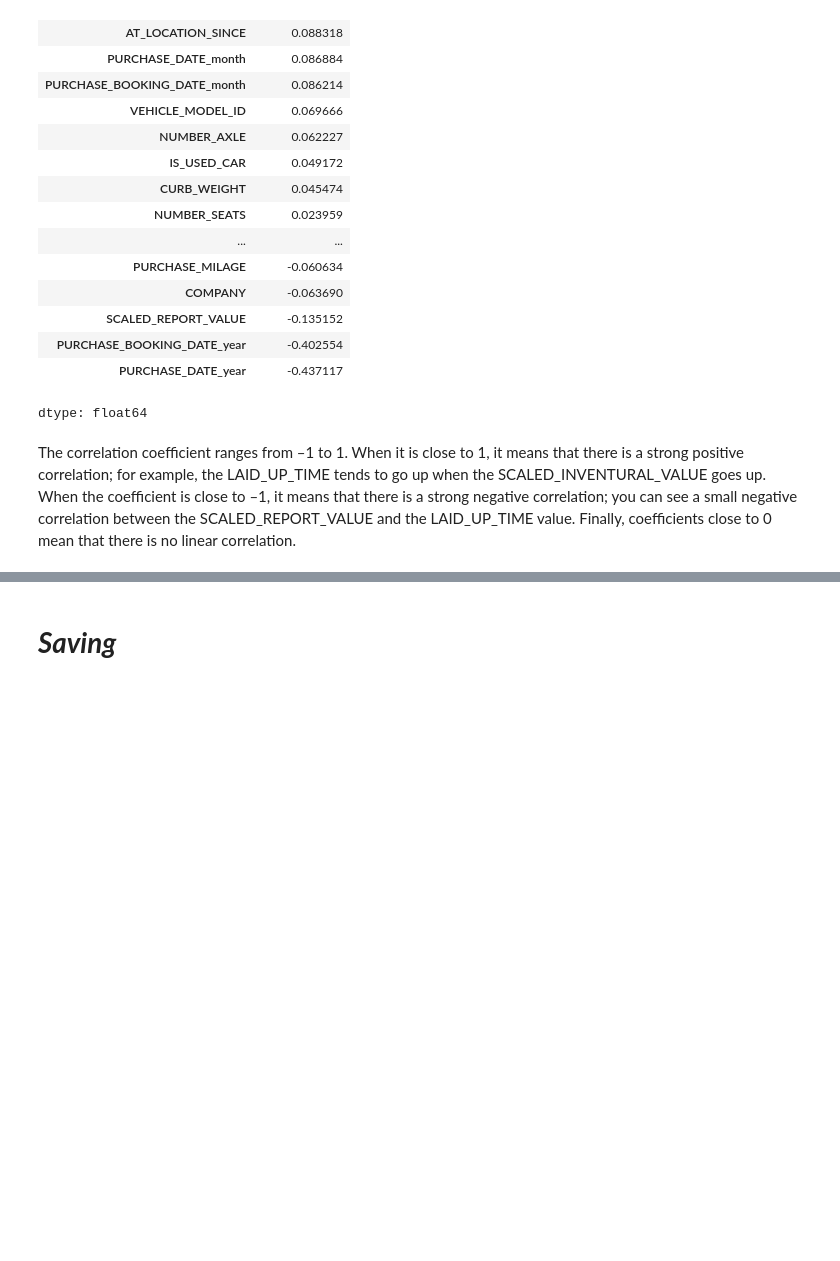
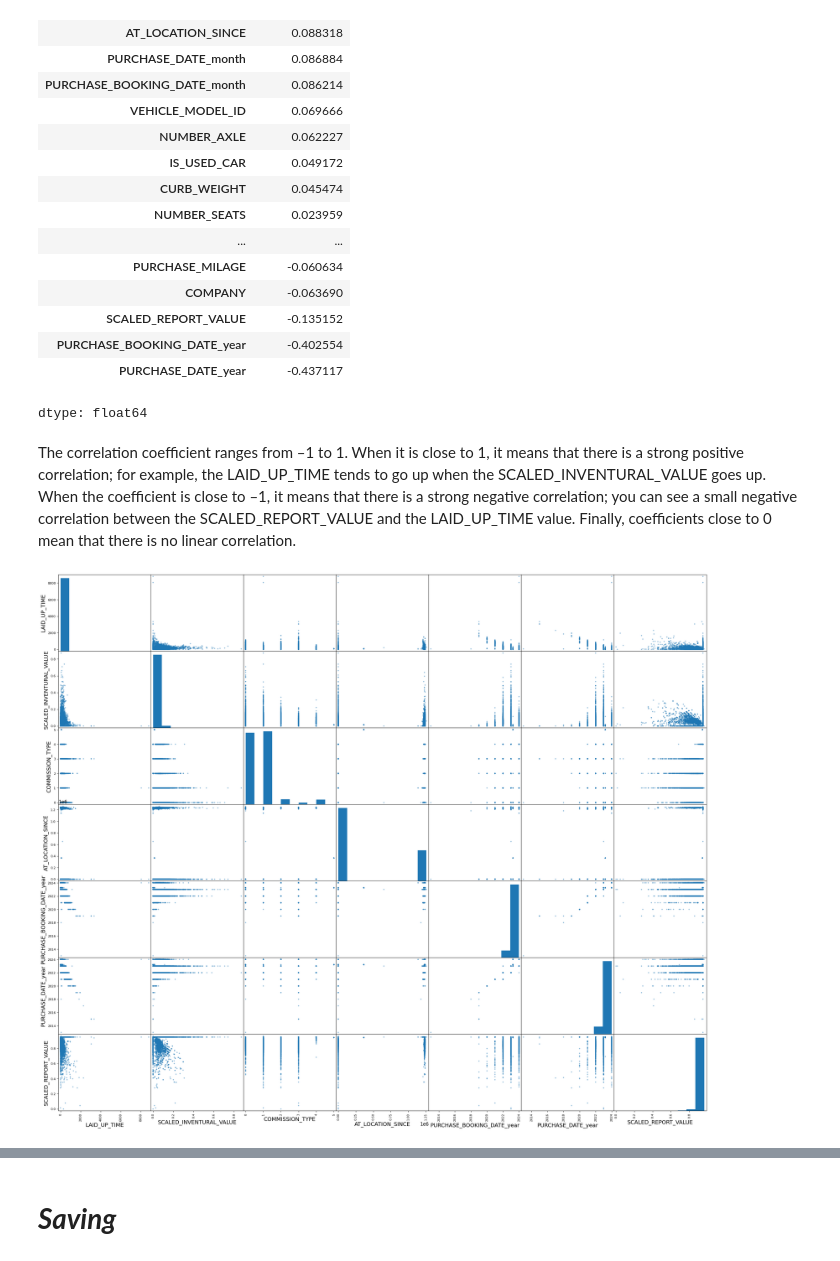
Before and after one commit to JONICK277/ML, a Jupyter notebook: code/preprocessing/projectHSB.ipynb, the cells around one changed output, grey strips where cells are left out. Saved outputs shown, nothing was run; the diff lists cells and outputs as text; code cells hidden in the pictures; blank space fills up the shorter version.

```diff
--- a/code/preprocessing/projectHSB.ipynb
+++ b/code/preprocessing/projectHSB.ipynb
@@ -407,3 +457,29 @@ corr_matrix["LAID_UP_TIME"].sort_values(ascending=False)
 dtype: float64
 # %% [markdown]
 The correlation coefficient ranges from –1 to 1. When it is close to 1, it means that there is a strong positive correlation; for example, the LAID_UP_TIME tends to go up when the SCALED_INVENTURAL_VALUE goes up. When the coefficient is close to –1, it means that there is a strong negative correlation; you can see a small negative correlation between the SCALED_REPORT_VALUE and the LAID_UP_TIME value. Finally, coefficients close to 0 mean that there is no linear correlation.
+# %%
+import pandas as pd
+from pandas.plotting import scatter_matrix
+import matplotlib.pyplot as plt
+
+# List of selected attributes with strong positive or negative correlations to the target
+attributes = [
+    "LAID_UP_TIME",
+    "SCALED_INVENTURAL_VALUE",
+    "COMMISSION_TYPE",
+    "AT_LOCATION_SINCE",
+    "PURCHASE_BOOKING_DATE_year",
+    "PURCHASE_DATE_year",
+    "SCALED_REPORT_VALUE"
+]
+
+# Create the scatter matrix with the selected attributes
+scatter_matrix(df_cleaned[attributes], figsize=(30, 25))
+
+# Display the plot
+plt.show()
+
+# Optionally, save the plot if needed
+# save_fig("scatter_matrix_plot")  # Uncomment if you have a save_fig function defined
+# %% [output]
+[figure, added]
```
Also changed, not shown: parts of 11 cells of this notebook.
